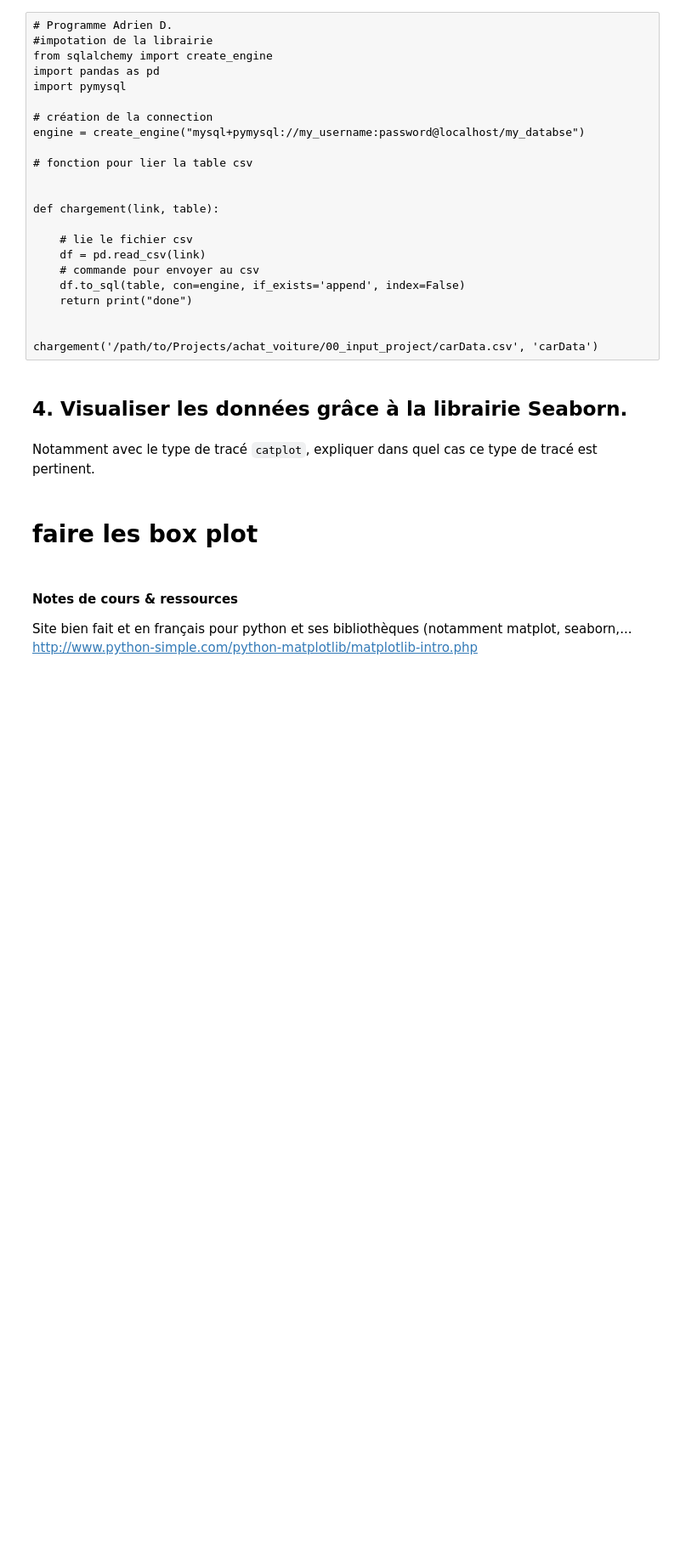
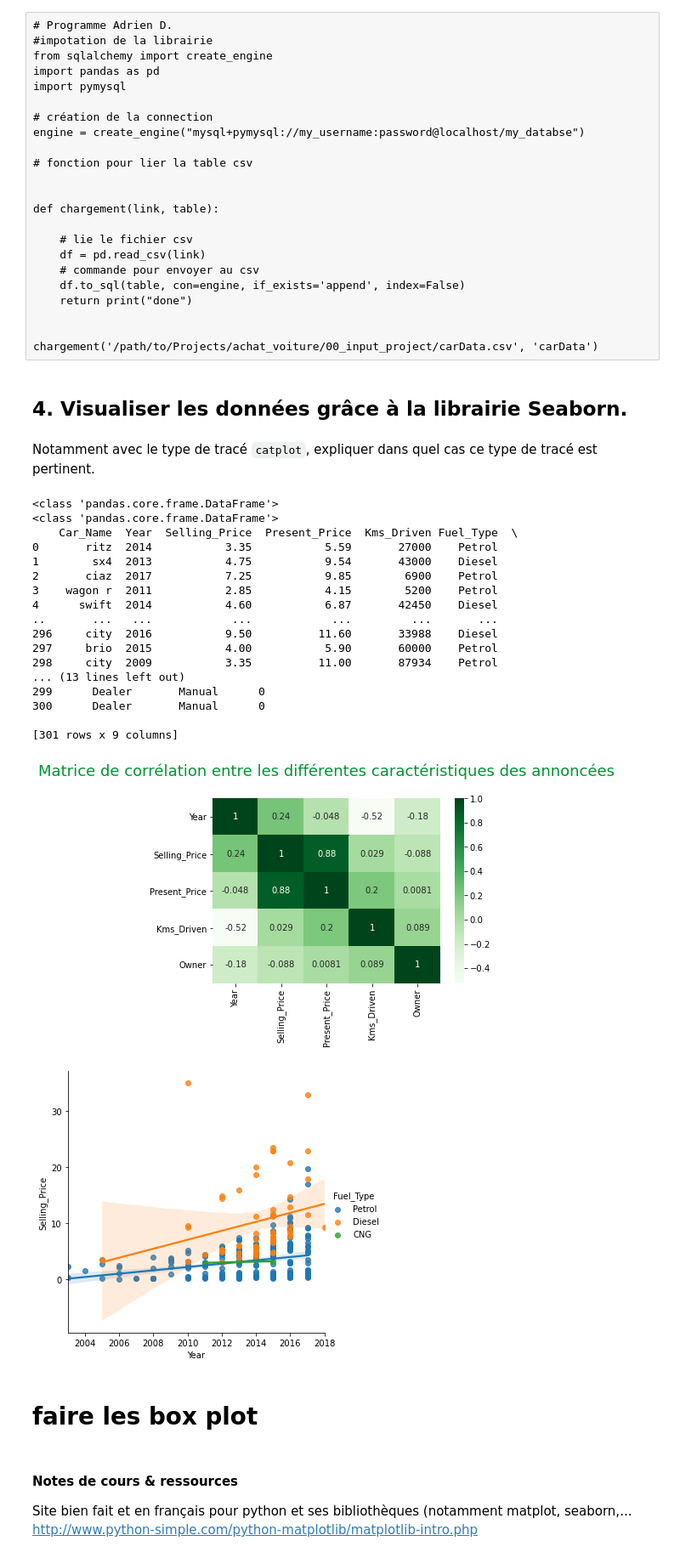
Before and after one commit to jpphi/brief1, a Jupyter notebook: Brief1 - rendu.ipynb, the cells around one changed output. Shown at 85% size. Saved outputs shown, nothing was run; the diff lists cells and outputs as text; code cells hidden in the pictures; blank space fills up the shorter version.

```diff
--- a/Brief1 - rendu.ipynb
+++ b/Brief1 - rendu.ipynb
@@ -109,13 +129,43 @@ http://www.python-simple.com/python-matplotlib/matplotlib-intro.php
 import mysql.connector
 import sqlalchemy
 import pymysql
+import pandas as pd
 
 baseDeDonnees = mysql.connector.connect(host="localhost",user="jpphi",password="jpphi", database="toto")
 curseur = baseDeDonnees.cursor()
 curseur.execute("SELECT * FROM carData_csv")
+#print(curseur.fetchall())
 
-print(curseur.fetchall())
+tabcar=curseur.fetchall()
+#print(type(tabcar))
+#print(tabcar)
 
+
+dframe=pd.DataFrame(tabcar, columns = ['Car_Name', 'Year', 'Selling_Price', 'Present_Price',\
+                                        'Kms_Driven','Fuel_Type','Seller_Type','Transmission','Owner'])
+
+dfc = pd.DataFrame(
+    {
+        "Car_Name": pd.Series(dframe['Car_Name'], dtype=np.dtype("O")),
+        "Year": pd.Series(dframe['Year'], dtype=np.dtype("int64")),
+        "Selling_Price": pd.Series(dframe['Selling_Price'], dtype=np.dtype("float")),
+        "Present_Price": pd.Series(dframe['Present_Price'], dtype=np.dtype("float")),
+        "Kms_Driven": pd.Series(dframe['Kms_Driven'], dtype=np.dtype("int64")),
+        "Fuel_Type": pd.Series(dframe['Fuel_Type'], dtype=np.dtype("O")),
+        "Seller_Type": pd.Series(dframe['Seller_Type'], dtype=np.dtype("O")),
+        "Transmission": pd.Series(dframe['Transmission'], dtype=np.dtype("O")),
+        "Owner": pd.Series(dframe['Owner'], dtype=np.dtype("int64"))
+    }
+)
+
+print(dfc)
+"""
+"""
+
+print(dfc.dtypes)
+print("cd\n",car_data.dtypes)
+
+print(type(dfc['Selling_Price'][1]))
 baseDeDonnees.close()
 
 """
@@ -160,18 +226,39 @@ pertinent.
 # %%
 import numpy as np
 import pandas as pd
 import seaborn as sns
 import matplotlib.pyplot as plt
 
 # seaborn 4plot
 
-"""
-sns.heatmap(car_data.corr(), annot=True, cmap='Greens')
+print(type(dfc))
+print(type(car_data))
+print(dfc)
+sns.heatmap(dfc.corr(), annot=True, cmap='Greens')
 plt.title("Matrice de corrélation entre les différentes caractéristiques des annoncées\n", fontsize=18,\
           color='#009432')
 
-g = sns.lmplot("Year","Selling_Price",hue ='Fuel_Type' ,data=car_data)
-"""
+g = sns.lmplot("Year","Selling_Price",hue ='Fuel_Type' ,data= dfc)
+# %% [output]
+<class 'pandas.core.frame.DataFrame'>
+<class 'pandas.core.frame.DataFrame'>
+    Car_Name  Year  Selling_Price  Present_Price  Kms_Driven Fuel_Type  \
+0       ritz  2014           3.35           5.59       27000    Petrol
+1        sx4  2013           4.75           9.54       43000    Diesel
+2       ciaz  2017           7.25           9.85        6900    Petrol
+3    wagon r  2011           2.85           4.15        5200    Petrol
+4      swift  2014           4.60           6.87       42450    Diesel
+..       ...   ...            ...            ...         ...       ...
+296     city  2016           9.50          11.60       33988    Diesel
+297     brio  2015           4.00           5.90       60000    Petrol
+298     city  2009           3.35          11.00       87934    Petrol
+... (13 lines left out)
+299      Dealer       Manual      0
+300      Dealer       Manual      0
+
+[301 rows x 9 columns]
+[figure, added]
+[figure, added]
 # %% [markdown]
 # faire les box plot
 # %% [markdown]
```
Also changed, not shown: parts of 4 cells of this notebook.
